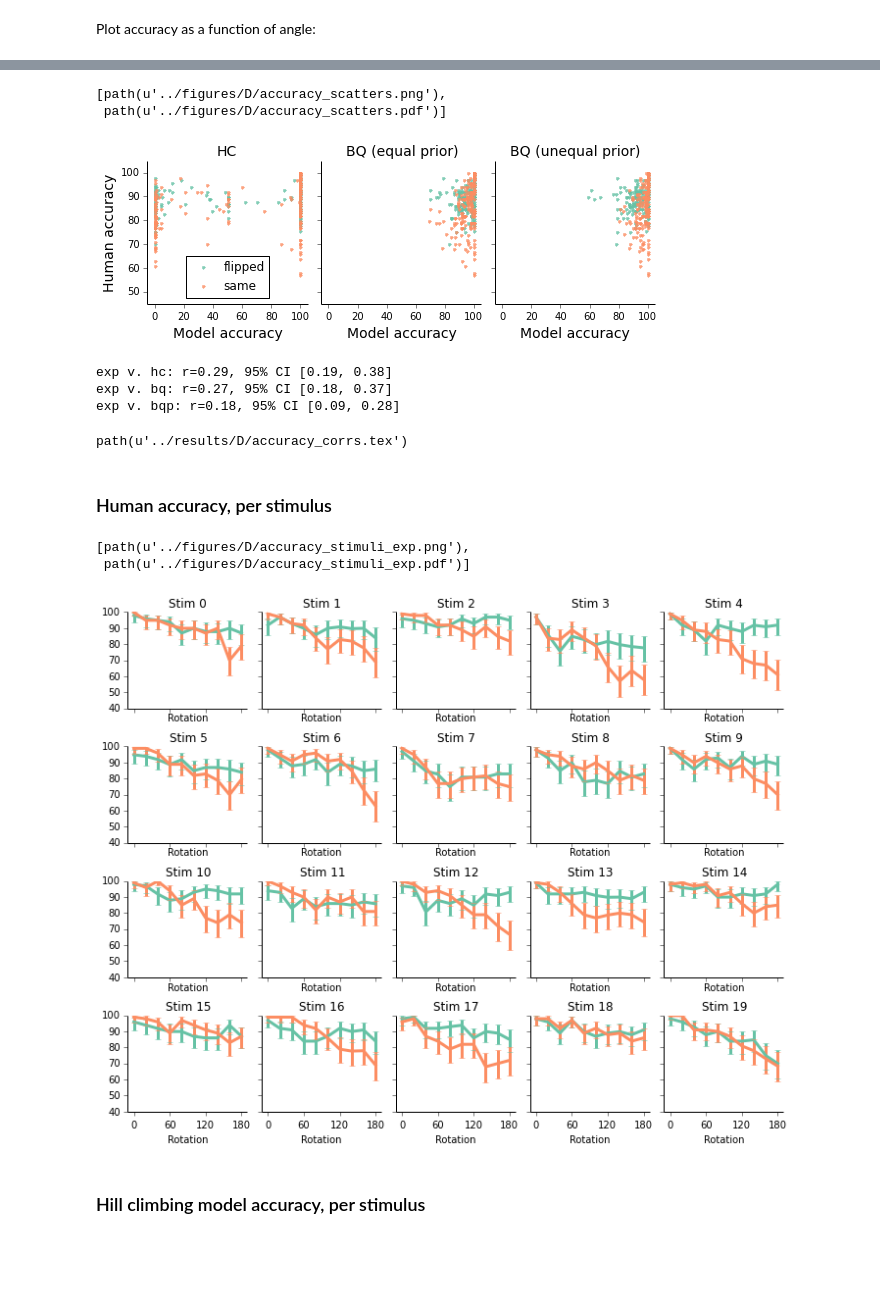
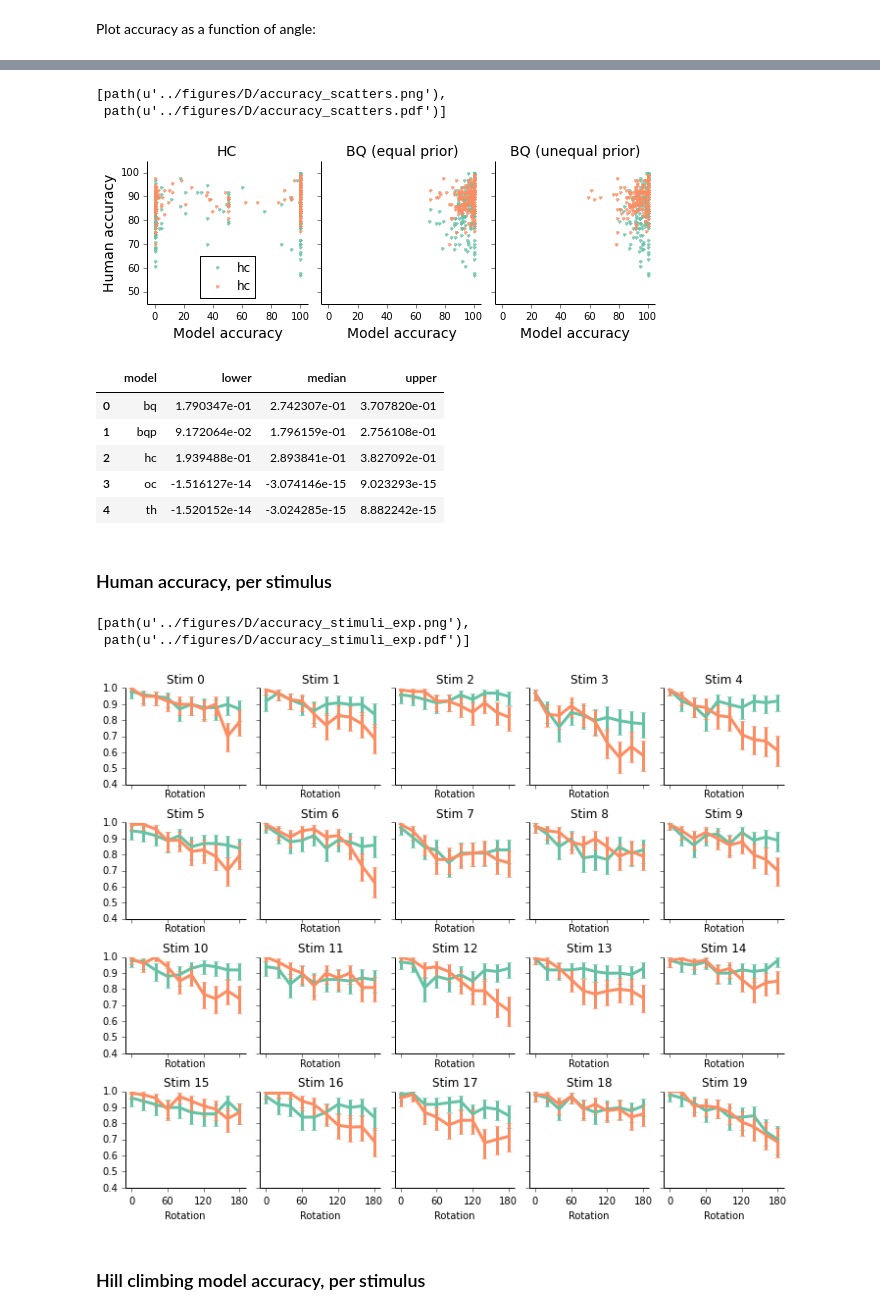
Before and after one commit to jhamrick/optimal-mental-rotation, a Jupyter notebook: analysis/experiment-analysis.ipynb, the cells around one changed output, grey strips where cells are left out. Cells and saved outputs as stored; diff of their text form; code cells hidden in the pictures; blank space fills up the shorter version.

```diff
--- a/analysis/experiment-analysis.ipynb
+++ b/analysis/experiment-analysis.ipynb
@@ -176,5 +174,3 @@ plots.response_time_stimuli.plot_key('bqp', all_data, FIG_PATH, SEED)
 [figure]
 # %% [markdown]
 ## Accuracy analysis
-# %%
-analyses.accuracy.run(all_data, RESULTS_PATH, SEED)
@@ -191,0 +177,4 @@ path(u'../results/D/accuracy.tex')
+# %%
+if RUN_ANALYSES:
+    analyses.overall_accuracy.run(all_data, RESULTS_PATH, SEED)
+pd.read_csv(RESULTS_PATH.joinpath(analyses.overall_accuracy.filename))
@@ -192,3 +192,5 @@ path(u'../results/D/accuracy.tex')
 # %%
-analyses.num_chance.run(all_data, RESULTS_PATH, SEED)
+if RUN_ANALYSES:
+    analyses.num_chance.run(all_data, RESULTS_PATH, SEED)
+pd.read_csv(RESULTS_PATH.joinpath(analyses.num_chance.filename))
 # %% [output]
@@ -200,4 +204,6 @@ path(u'../results/D/num_chance.tex')
 # %% [markdown]
 Plot accuracy as a function of angle:
 # %%
-analyses.theta_accuracy_corrs.run(all_data, RESULTS_PATH, SEED)
+if RUN_ANALYSES:
+    analyses.accuracy_means.run(all_data, RESULTS_PATH, SEED)
+    analyses.theta_accuracy_corrs.run(all_data, RESULTS_PATH, SEED)
@@ -218,24 +216,28 @@ path(u'../results/D/theta_accuracy_corrs.tex')
 # %%
-plots.accuracy_scatters.plot(all_data, FIG_PATH, SEED)
+plots.accuracy_scatters.plot(RESULTS_PATH, FIG_PATH)
 # %% [output]
 [path(u'../figures/D/accuracy_scatters.png'),
  path(u'../figures/D/accuracy_scatters.pdf')]
-[figure, old version]
+[figure, new version]
 # %%
-analyses.accuracy_corrs.run(all_data, RESULTS_PATH, SEED)
+if RUN_ANALYSES:
+    analyses.accuracy_corrs.run(all_data, RESULTS_PATH, SEED)
+pd.read_csv(RESULTS_PATH.joinpath(analyses.accuracy_corrs.filename))
 # %% [output]
-exp v. hc: r=0.29, 95% CI [0.19, 0.38]
-exp v. bq: r=0.27, 95% CI [0.18, 0.37]
-exp v. bqp: r=0.18, 95% CI [0.09, 0.28]
-path(u'../results/D/accuracy_corrs.tex')
+|  | model | lower | median | upper |
+| 0 | bq | 1.790347e-01 | 2.742307e-01 | 3.707820e-01 |
+| 1 | bqp | 9.172064e-02 | 1.796159e-01 | 2.756108e-01 |
+| 2 | hc | 1.939488e-01 | 2.893841e-01 | 3.827092e-01 |
+| 3 | oc | -1.516127e-14 | -3.074146e-15 | 9.023293e-15 |
+| 4 | th | -1.520152e-14 | -3.024285e-15 | 8.882242e-15 |
 # %% [markdown]
 ### Human accuracy, per stimulus
 # %%
-plots.accuracy_stimuli.plot_key('exp', all_data, FIG_PATH, SEED)
+plots.accuracy_stimuli.plot_key('exp', RESULTS_PATH, FIG_PATH)
 # %% [output]
 [path(u'../figures/D/accuracy_stimuli_exp.png'),
  path(u'../figures/D/accuracy_stimuli_exp.pdf')]
-[figure, old version]
+[figure, new version]
 # %% [markdown]
 ### Hill climbing model accuracy, per stimulus
 # %%
```
Also changed, not shown: parts of 30 cells of this notebook.
